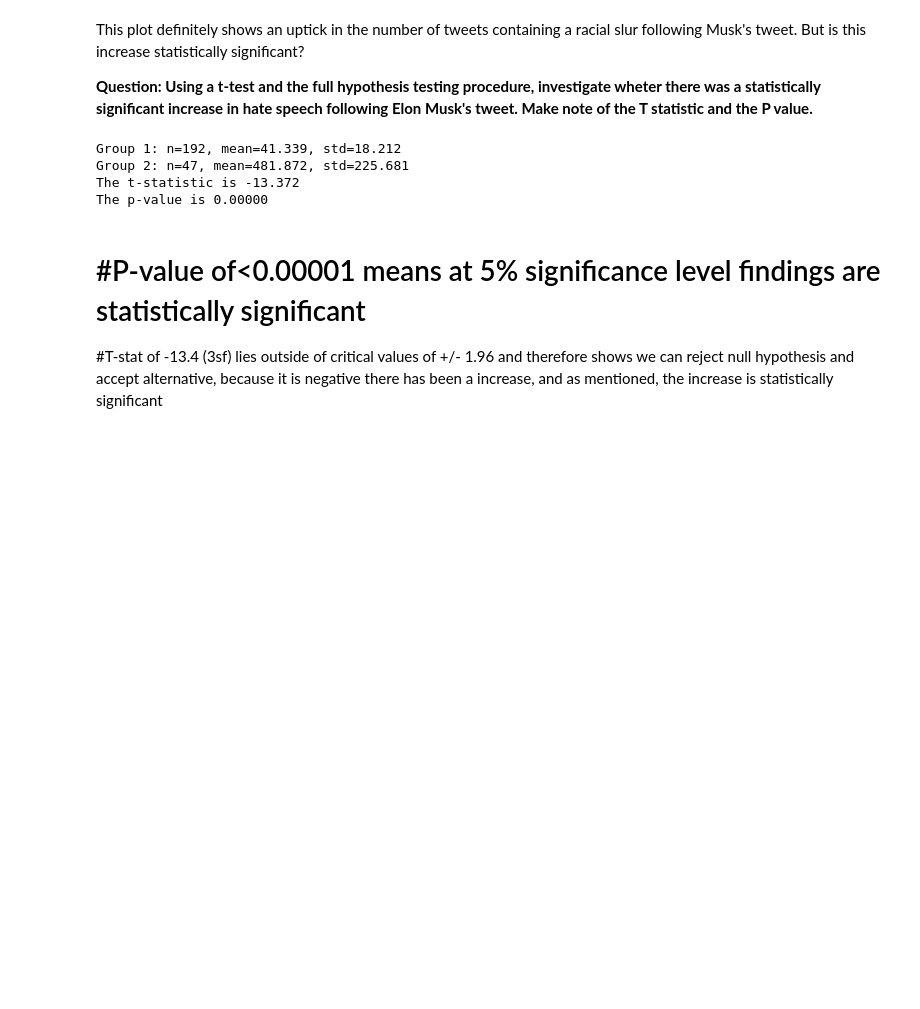
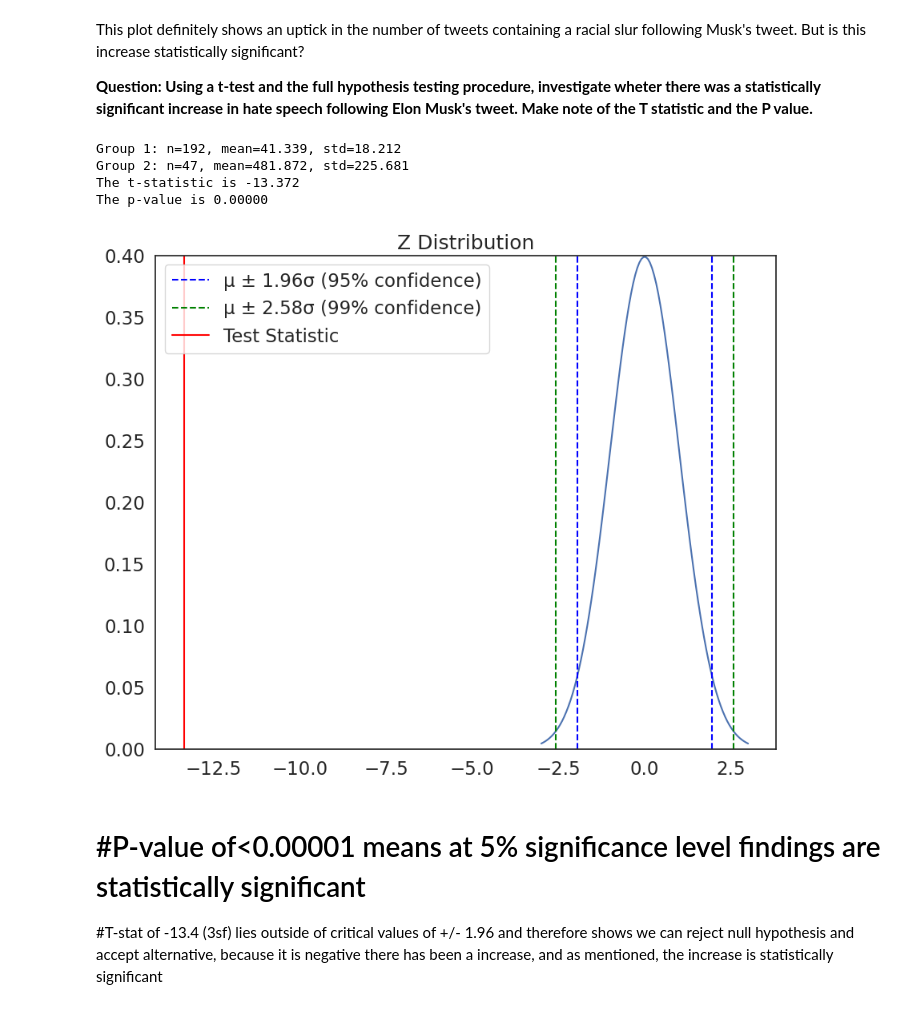
Before and after one commit to defneyucesir/QM-2, a Jupyter notebook: notebooks/W06. Hypothesis Testing.ipynb, the cells around one changed output. Saved outputs shown, nothing was run; the diff lists cells and outputs as text; code cells hidden in the pictures; blank space fills up the shorter version.

```diff
--- a/notebooks/W06. Hypothesis Testing.ipynb
+++ b/notebooks/W06. Hypothesis Testing.ipynb
@@ -321,63 +342,74 @@ This plot definitely shows an uptick in the number of tweets containing a racial
 **Question: Using a t-test and the full hypothesis testing procedure, investigate wheter there was a statistically significant increase in hate speech following Elon Musk's tweet. Make note of the T statistic and the P value.**
 # %%
 from scipy import stats
-
+#HYPOTHESIS TESTING PROCEDURE STEP 1 NULL AND ALTERNATIVE HYPOTHESIS
 #𝐻0  : There is no difference in the number of number of racist tweets before and after Elon Musk's Tweet
 #𝐻𝑎  : There is a difference in the number of racist tweets before and after Elon Musk's tweet
-# Using confidence level of 95% and significance level of 5%
 
+#STEP 2 SELECTING CRITICAL VALUE
+# Using confidence level of 95%, resulting critical value of -/+1.96 and significance level of 5%
+
+#STEP 3 CALCULATING TEST STATISTIC
 group1=pre_mean=tweets[tweets['hour']<tweet]['count']
 group2=post_mean=tweets[tweets['hour']>tweet]['count']
-def manual_ttest(group1, group2, plot=False): # define a function called "manual_ttest" that takes two groups and a boolean value for whether or not to plot the results as arguments
 
-    desc1, desc2=group1.describe(), group2.describe() # get descriptive statistics for both samples
+#Though we have already defined the function, I am defining it again for purposes of going through the full procedure and also to ask it to generate a p_value as we do not do that above.
 
-    n1,std1,mean1 = desc1['count'], desc1['std'] ,desc1['mean'] # get the sample size, standard deviation, and mean of the first sample
-    n2,std2,mean2 = desc2['count'], desc2['std'] ,desc2['mean'] # get the sample size, standard deviation, and mean of the second sample
+#Having defined the function again we now do ask it to carry out a t-test on the data we have given it
+test = manual_ttest(group1,group2)
+def manual_ttest(group1, group2, plot=False):
 
-    # calculate standard errors
-    se1, se2 = std1**2/n1, std2**2/n2 # '**2' is the same as squaring the number
+    desc1, desc2=group1.describe(), group2.describe()
+    n1,std1,mean1 = desc1['count'], desc1['std'] ,desc1['mean']
+    n2,std2,mean2 = desc2['count'], desc2['std'] ,desc2['mean']
 
-    # standard error on the difference between the samples
+    se1, se2 = std1**2/n1, std2**2/n2
+
     sed = np.sqrt(se1 + se2)
 
-    # calculate the t statistic
     t_stat = (mean1 - mean2) / sed
 
     df= n1 + n2 - 2
 
     p_value = 2 * (1 - stats.t.cdf(abs(t_stat), df))
 
-    # print the results
 
-    print("Group 1: n=%.0f, mean=%.3f, std=%.3f" % (n1,mean1,std1))
-    print("Group 2: n=%.0f, mean=%.3f, std=%.3f" % (n2,mean2,std2))
-    print('The t-statistic is %.3f' % t_stat) # print the t-statistic
-    print ('The p-value is', '{:.5f}'.format(p_value))
+    if plot==True:
 
-    if plot==True: # if the plot argument is set to True, plot the results
-        groups=pd.DataFrame() # create an empty dataframe
-        i=1 # create a counter variable called "i" and set it equal to 1
+        print("Group 1: n=%.0f, mean=%.3f, std=%.3f" % (n1,mean1,std1))
+        print("Group 2: n=%.0f, mean=%.3f, std=%.3f" % (n2,mean2,std2))
+        print('The t-statistic is %.3f' % t_stat)
+        print ('The p-value is', '{:.5f}'.format(p_value))
 
-        for group in [group1, group2]: # loop through each group in the list of groups
-            plot_df=pd.DataFrame({'Values': group,'Group':i}) # create a dataframe with the values of the group and a column called "Group" that contains the group number
-            groups=groups.append(plot_df) # append the dataframe to the list of dataframes
-            i+=1 # increase the counter by 1
+        groups=pd.DataFrame()
+        i=1
 
-        sns.pointplot(data=groups , x='Group', y='Values',errorbar=('ci', 95), color='black', join=False, capsize=.8) # plot the means of the groups with a 95% confidence interval
-        plt.title('Comparison of Group Means with 95% Confidence Intervals') # add a title
+        for group in [group1, group2]:
+            plot_df=pd.DataFrame({'Values': group,'Group':i})
+            groups=groups.append(plot_df)
+            i+=1
 
-    return t_stat, df, p_value # return the t-statistic
+        sns.pointplot(data=groups , x='Group', y='Values',errorbar=('ci', 95), color='black', join=False, capsize=.8)
+        plt.title('Comparison of Group Means with 95% Confidence Intervals')
 
-test = manual_ttest(group1,group2) # run the t-test function and store the t-statistic in a variable called "t"
+    return t_stat, df, p_value
 
+assessed_t_tuple = manual_ttest(group1,group2)
+
+#STEP 4 MAKING A DECISION
 #P-value of<0.00001 means at 5% significance level findings are statistically significant
 #T-stat of -13.4 (3sf) lies outside of critical values of +/- 1.96 and therefore shows we can reject null hypothesis and accept alternative, because it is negative there has been a significant increase
+
+assessed_t = assessed_t_tuple[0]
+
+#Although we can already make a decision from the p-value, I will also plot the Z distribution graph just to verify, and as we can see from this graph at both 95% and 99% this increase is statistically significant as the test statistic lies outside the critical values
+plot_z(assessed_t)
 # %% [output]
 Group 1: n=192, mean=41.339, std=18.212
 Group 2: n=47, mean=481.872, std=225.681
 The t-statistic is -13.372
 The p-value is 0.00000
+[figure, added]
 # %% [markdown]
 # #P-value of<0.00001 means at 5% significance level findings are statistically significant
 #T-stat of -13.4 (3sf) lies outside of critical values of +/- 1.96 and therefore shows we can reject null hypothesis and accept alternative, because it is negative there has been a increase, and as mentioned, the increase is statistically significant
```
Also changed, not shown: parts of 12 cells of this notebook.
